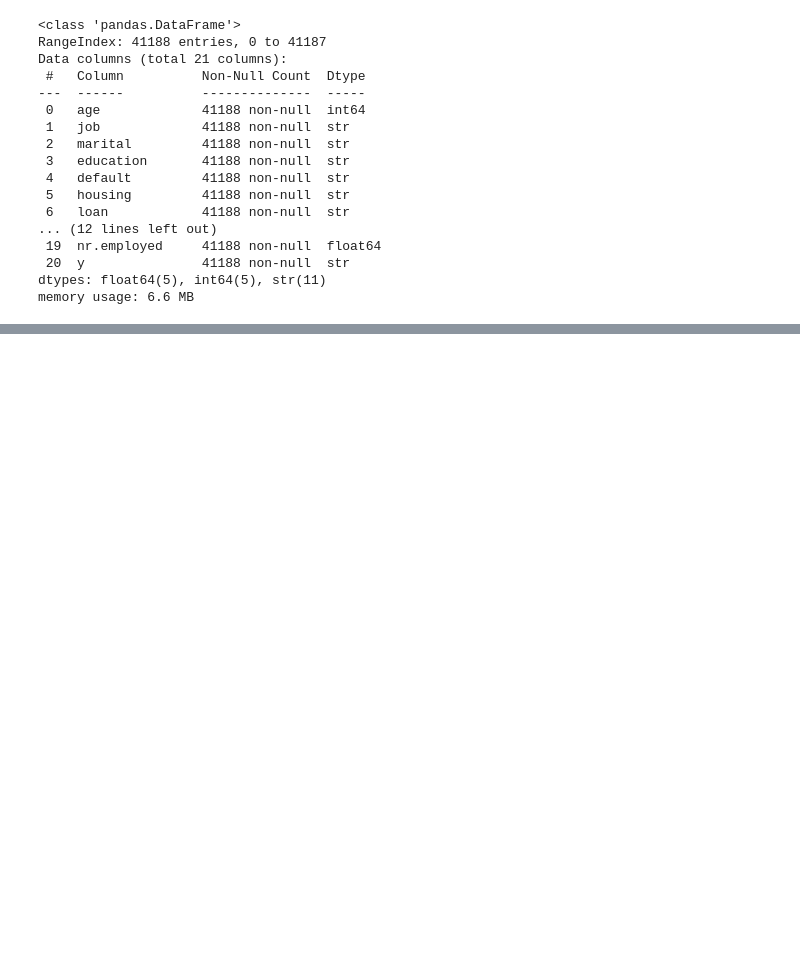
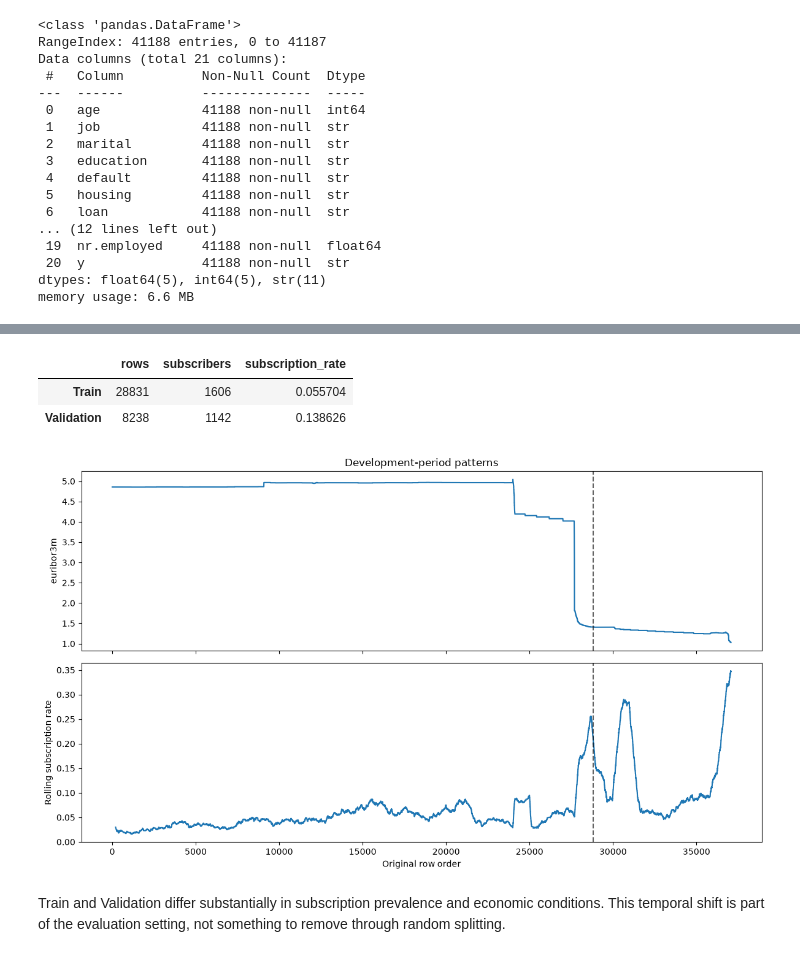
Before and after one commit to moonkyky/bank-marketing-ml, a Jupyter notebook: notebooks/01-data-understanding.ipynb, the cells around one changed output, grey strips where cells are left out. Drawn from its saved outputs; the diff is of its cells as text; code cells hidden in the pictures; blank space fills up the shorter version.

Commit message:
refactor: simplify data understanding notebook

```diff
--- a/notebooks/01-data-understanding.ipynb
+++ b/notebooks/01-data-understanding.ipynb
@@ -68,3 +21,18 @@ from pathlib import Path
 import matplotlib.pyplot as plt
 import pandas as pd
 import seaborn as sns
+
+PROJECT_ROOT = Path.cwd()
+if PROJECT_ROOT.name == "notebooks":
+    PROJECT_ROOT = PROJECT_ROOT.parent
+
+RAW_DATA_PATH = (
+    PROJECT_ROOT
+    / "data"
+    / "raw"
+    / "bank-additional"
+    / "bank-additional-full.csv"
+)
+
+df = pd.read_csv(RAW_DATA_PATH, sep=";")
+df.head()
@@ -1092,0 +167,47 @@ performance-based preprocessing comparison is performed here.
+# %%
+development_target_summary = pd.DataFrame(
+    {
+        "rows": [len(train_df), len(valid_df)],
+        "subscribers": [
+            train_df[target].eq("yes").sum(),
+            valid_df[target].eq("yes").sum(),
+        ],
+        "subscription_rate": [
+            train_df[target].eq("yes").mean(),
+            valid_df[target].eq("yes").mean(),
+        ],
+    },
+    index=["Train", "Validation"],
+)
+
+development_target_summary
+# %% [output]
+|  | rows | subscribers | subscription_rate |
+| Train | 28831 | 1606 | 0.055704 |
+| Validation | 8238 | 1142 | 0.138626 |
+# %%
+development_df = df.iloc[:valid_end]
+rolling_subscription_rate = (
+    development_df[target]
+    .eq("yes")
+    .rolling(window=1_000, min_periods=200)
+    .mean()
+)
+
+fig, axes = plt.subplots(2, 1, figsize=(12, 7), sharex=True)
+axes[0].plot(development_df.index, development_df["euribor3m"])
+axes[1].plot(development_df.index, rolling_subscription_rate)
+
+for ax in axes:
+    ax.axvline(train_end - 0.5, color="black", linestyle="--", alpha=0.6)
+
+axes[0].set(title="Development-period patterns", ylabel="euribor3m")
+axes[1].set(xlabel="Original row order", ylabel="Rolling subscription rate")
+plt.tight_layout()
+plt.show()
+# %% [output]
+[figure, added]
+# %% [markdown]
+Train and Validation differ substantially in subscription prevalence and
+economic conditions. This temporal shift is part of the evaluation setting,
+not something to remove through random splitting.
```
Also changed, not shown: parts of 77 cells of this notebook.
